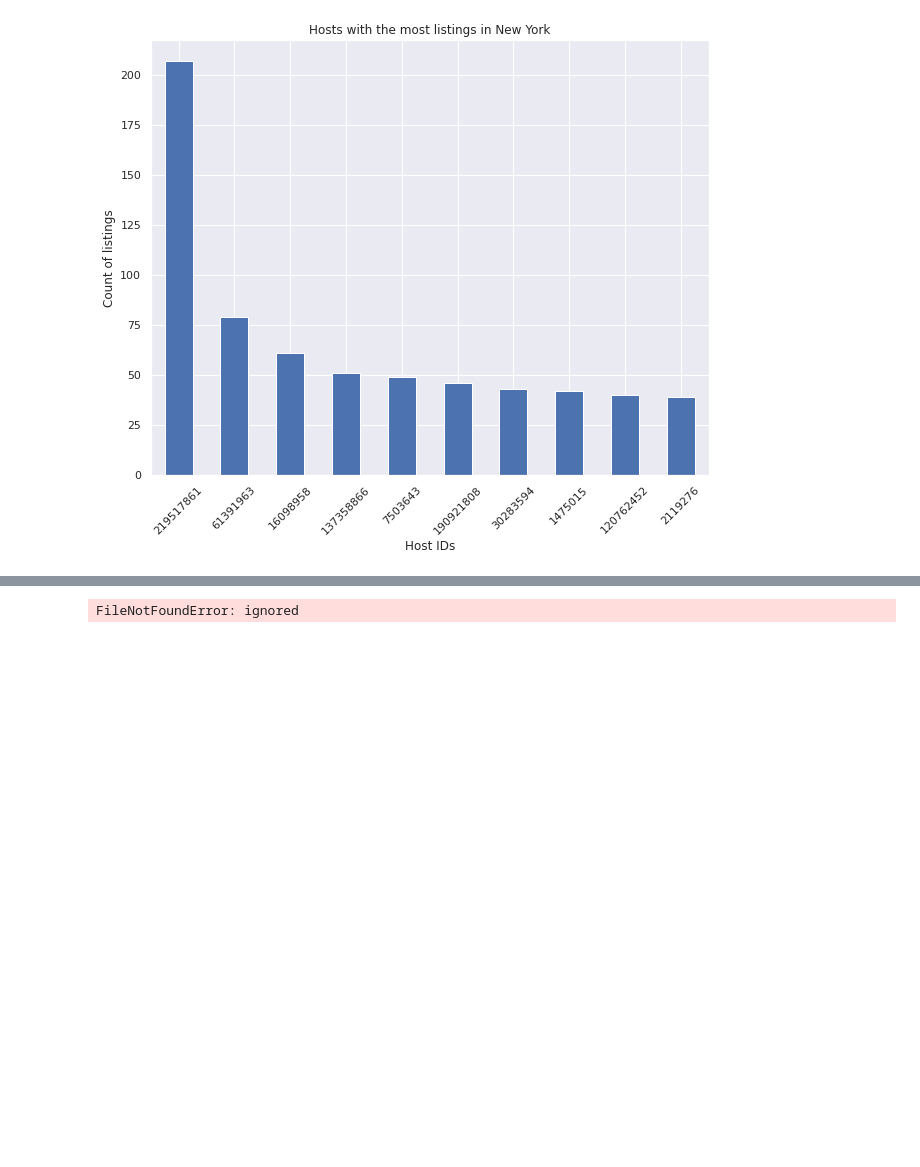
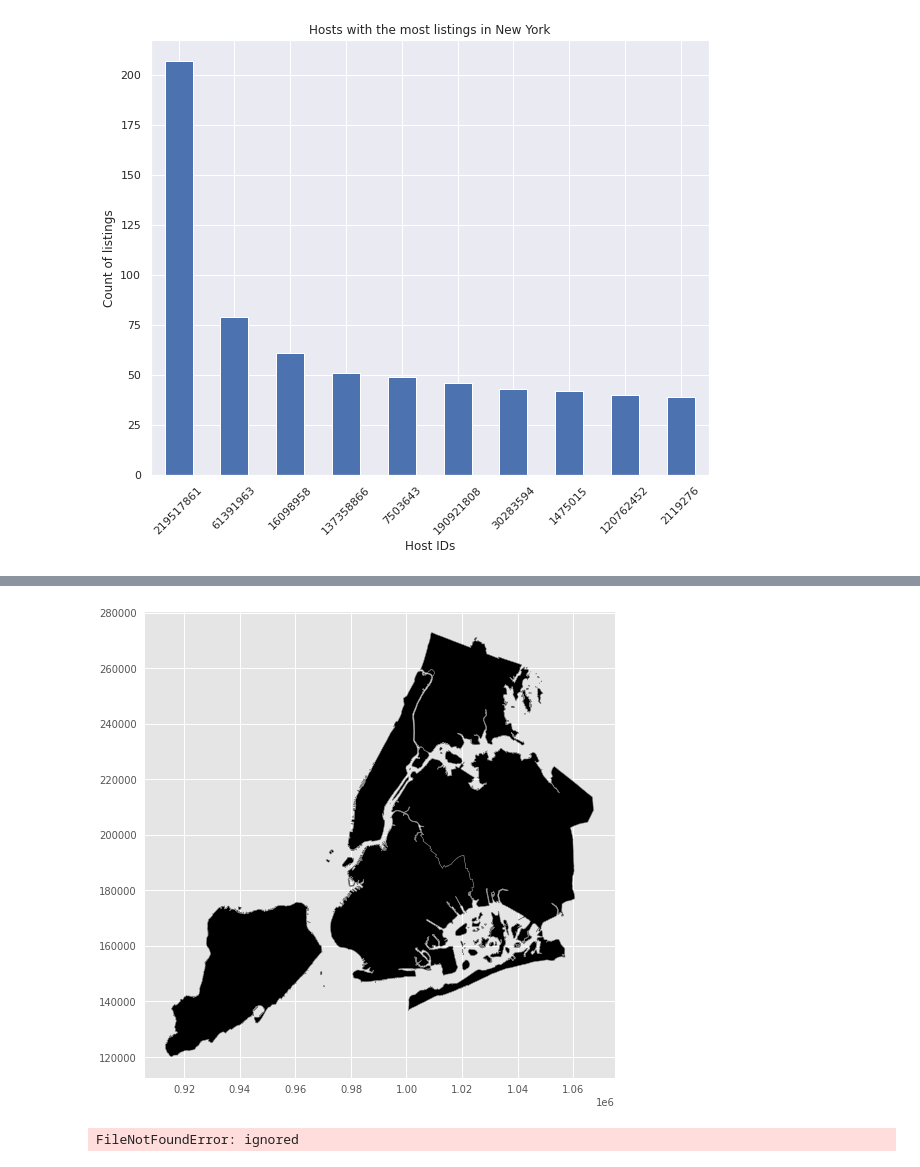
Before and after one commit to mkundhal/Airbnb-Bookings-Analysis---Capstone-Project, a Jupyter notebook: Mandeep_Airbnb_Bookings_Analysis_Capstone_Project.ipynb, the cells around one changed output, grey strips where cells are left out. Drawn from its saved outputs; the diff is of its cells as text; code cells hidden in the pictures; blank space fills up the shorter version.

```diff
--- a/Mandeep_Airbnb_Bookings_Analysis_Capstone_Project.ipynb
+++ b/Mandeep_Airbnb_Bookings_Analysis_Capstone_Project.ipynb
@@ -231,0 +253,4 @@ plt.show()
+# %%
+
+nybb = geopandas.read_file(geopandas.datasets.get_path("nybb"))
+nybb.head()
@@ -232,3 +264,8 @@ plt.show()
+# %%
+with plt.style.context(("seaborn", "ggplot")):
+    nybb.plot("neighbourhood_group",figsize=(12,8), color="black", edgecolor="grey");
+# %% [output]
+[figure, added]
 # %%
 plt.figure(figsize=(18,12))
 plt.style.use('fivethirtyeight')
```
Also changed, not shown: parts of 6 cells of this notebook.
